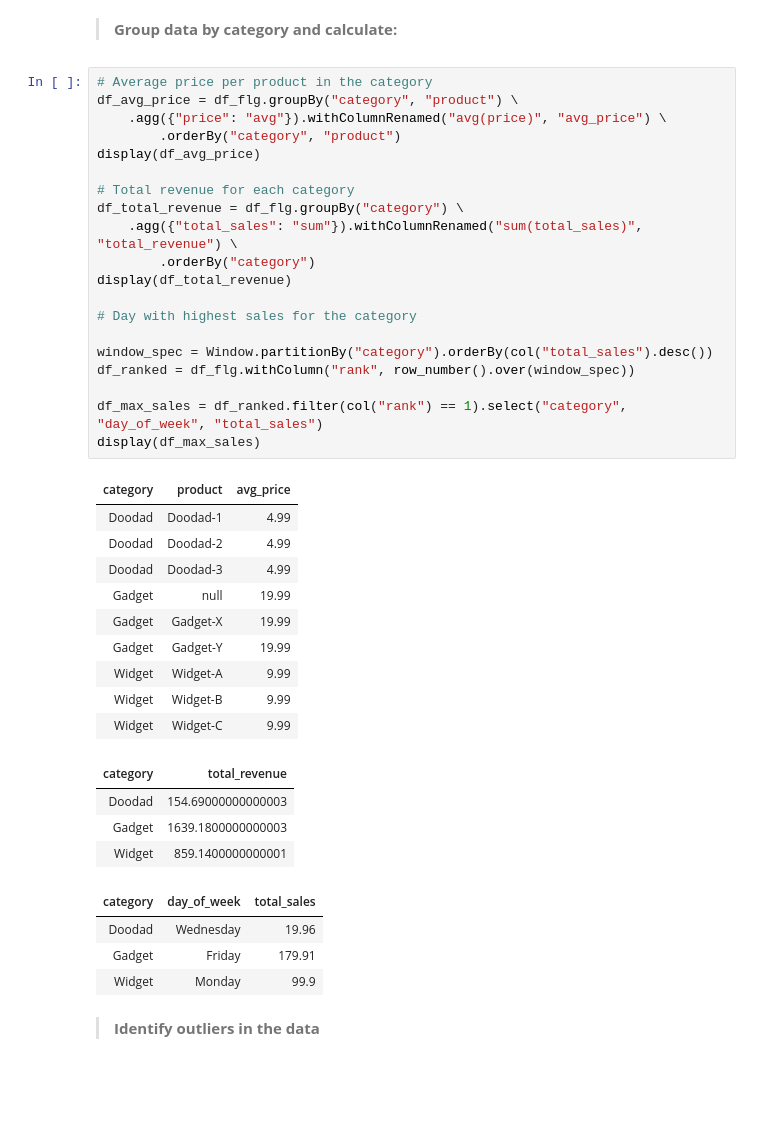
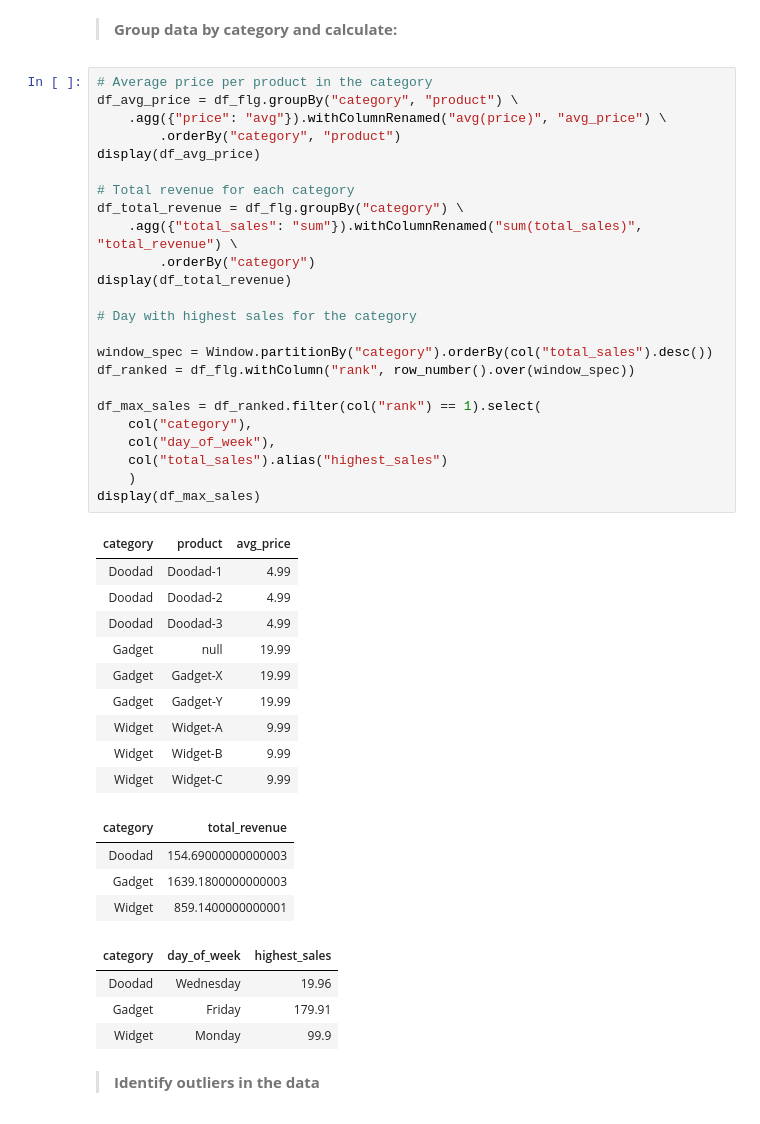
Before and after one commit to Danicavt/home_assignment_a, a Jupyter notebook: notebook/2025-03-11 - HomeAssignment.ipynb, the cells around one changed output. Drawn from its saved outputs; the diff is of its cells as text; blank space fills up the shorter version.

```diff
--- a/notebook/2025-03-11 - HomeAssignment.ipynb
+++ b/notebook/2025-03-11 - HomeAssignment.ipynb
@@ -223,35 +223,39 @@ df_avg_price = df_flg.groupBy("category", "product") \
         .orderBy("category", "product")
 display(df_avg_price)
 
 # Total revenue for each category
 df_total_revenue = df_flg.groupBy("category") \
     .agg({"total_sales": "sum"}).withColumnRenamed("sum(total_sales)", "total_revenue") \
         .orderBy("category")
 display(df_total_revenue)
 
 # Day with highest sales for the category
 
 window_spec = Window.partitionBy("category").orderBy(col("total_sales").desc())
 df_ranked = df_flg.withColumn("rank", row_number().over(window_spec))
 
-df_max_sales = df_ranked.filter(col("rank") == 1).select("category", "day_of_week", "total_sales")
+df_max_sales = df_ranked.filter(col("rank") == 1).select(
+    col("category"),
+    col("day_of_week"),
+    col("total_sales").alias("highest_sales")
+    )
 display(df_max_sales)
 # %% [output]
 | category | product | avg_price |
 | Doodad | Doodad-1 | 4.99 |
 | Doodad | Doodad-2 | 4.99 |
 | Doodad | Doodad-3 | 4.99 |
 | Gadget | null | 19.99 |
 | Gadget | Gadget-X | 19.99 |
 | Gadget | Gadget-Y | 19.99 |
 | Widget | Widget-A | 9.99 |
 | Widget | Widget-B | 9.99 |
 | Widget | Widget-C | 9.99 |
 | category | total_revenue |
 | Doodad | 154.69000000000003 |
 | Gadget | 1639.1800000000003 |
 | Widget | 859.1400000000001 |
-| category | day_of_week | total_sales |
+| category | day_of_week | highest_sales |
 | Doodad | Wednesday | 19.96 |
 | Gadget | Friday | 179.91 |
 | Widget | Monday | 99.9 |
```
Also changed, not shown: parts of 4 cells of this notebook.
